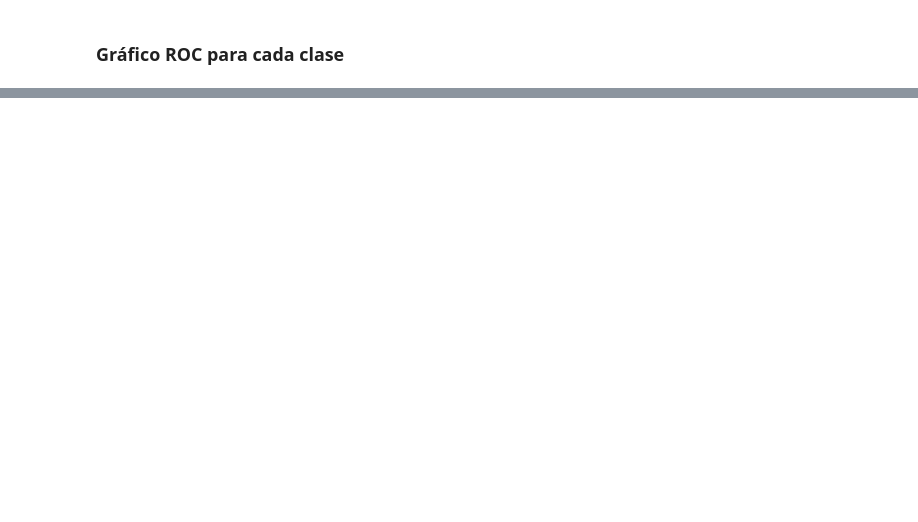
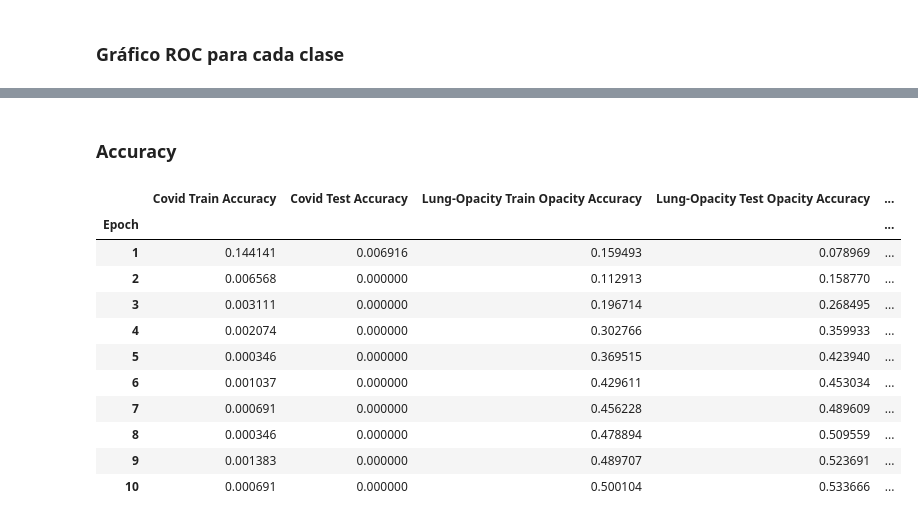
Before and after one commit to rijegaro287/proyecto_2_IRP, a Jupyter notebook: cnn/no_filter.ipynb, the cells around one changed output, grey strips where cells are left out. Cells and saved outputs as stored; diff of their text form; code cells hidden in the pictures; blank space fills up the shorter version.

```diff
--- a/cnn/no_filter.ipynb
+++ b/cnn/no_filter.ipynb
@@ -531,0 +700,15 @@ show_roc_plot(train_roc_fpr, train_roc_tpr, test_roc_fpr, test_roc_tpr)
+# %%
+batch_size = 32
+learning_rate = 1e-5
+momentum = 0.2
+epochs = 10
+
+bilateral_filtered_cnn_model = ConvolutionalNetwork().to(device)
+loss_fn = nn.CrossEntropyLoss()
+optimizer = torch.optim.SGD(bilateral_filtered_cnn_model.parameters(), lr=learning_rate, momentum=momentum)
+
+bilateral_filtered_train_dataloader = DataLoader(
+    bilateral_filtered_train_dataset, batch_size=batch_size, shuffle=True)
+
+bilateral_filtered_test_dataloader = DataLoader(
+    bilateral_filtered_test_dataset, batch_size=batch_size, shuffle=True)
@@ -531,0 +857,20 @@ show_roc_plot(train_roc_fpr, train_roc_tpr, test_roc_fpr, test_roc_tpr)
+# %% [markdown]
+### Accuracy
+# %%
+train_accuracies = [train_metrics[i]['accuracy'] for i in range(epochs)]
+test_accuracies = [test_metrics[i]['accuracy'] for i in range(epochs)]
+
+show_accuracy_table(train_accuracies, test_accuracies, epochs)
+# %% [output]
+|  | Covid Train Accuracy | Covid Test Accuracy | Lung-Opacity Train Opacity Accuracy | Lung-Opacity Test Opacity Accuracy | ... |
+| Epoch |  |  |  |  | ... |
+| 1 | 0.144141 | 0.006916 | 0.159493 | 0.078969 | ... |
+| 2 | 0.006568 | 0.000000 | 0.112913 | 0.158770 | ... |
+| 3 | 0.003111 | 0.000000 | 0.196714 | 0.268495 | ... |
+| 4 | 0.002074 | 0.000000 | 0.302766 | 0.359933 | ... |
+| 5 | 0.000346 | 0.000000 | 0.369515 | 0.423940 | ... |
+| 6 | 0.001037 | 0.000000 | 0.429611 | 0.453034 | ... |
+| 7 | 0.000691 | 0.000000 | 0.456228 | 0.489609 | ... |
+| 8 | 0.000346 | 0.000000 | 0.478894 | 0.509559 | ... |
+| 9 | 0.001383 | 0.000000 | 0.489707 | 0.523691 | ... |
+| 10 | 0.000691 | 0.000000 | 0.500104 | 0.533666 | ... |
```
Also changed, not shown: parts of 47 cells of this notebook, 2 other files.
